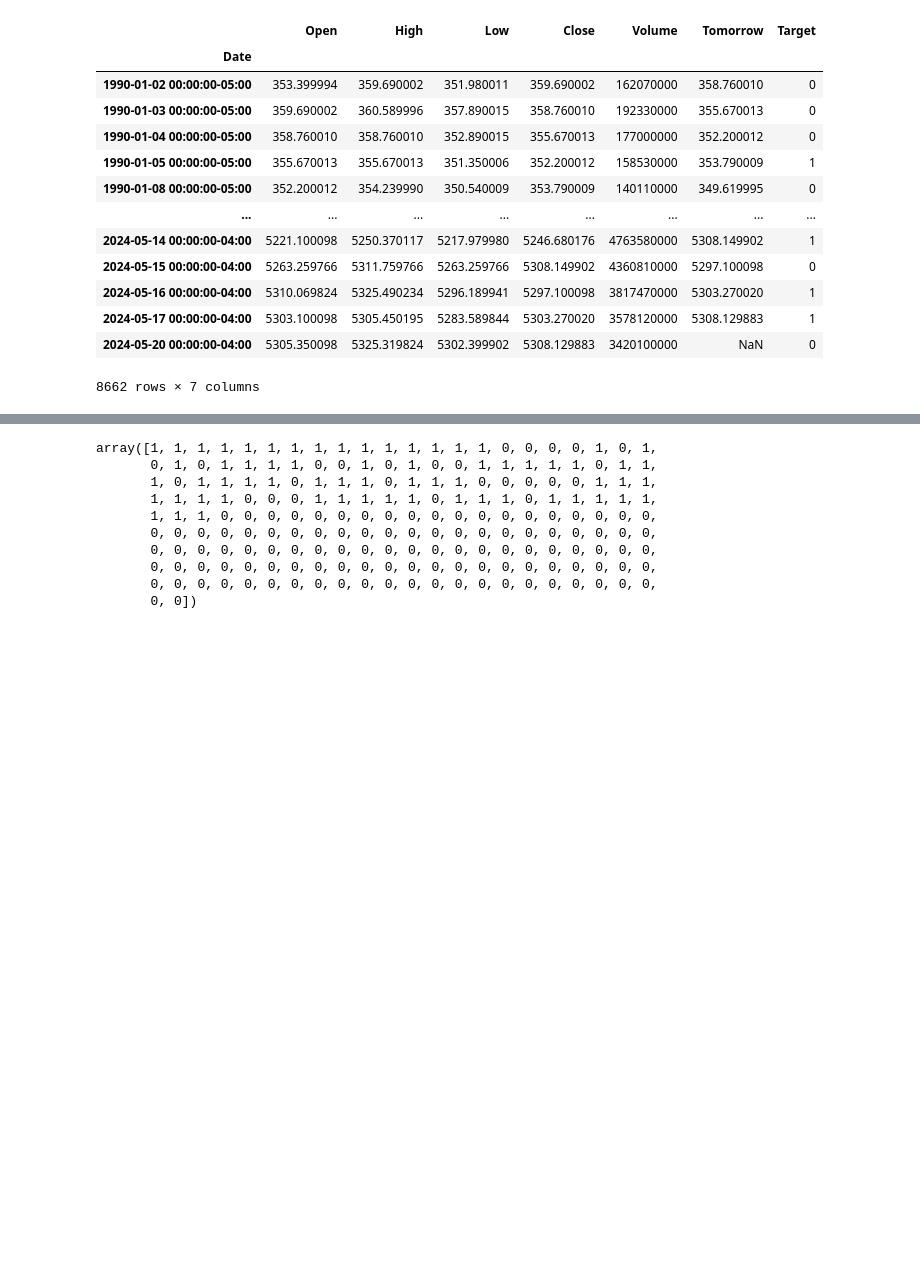
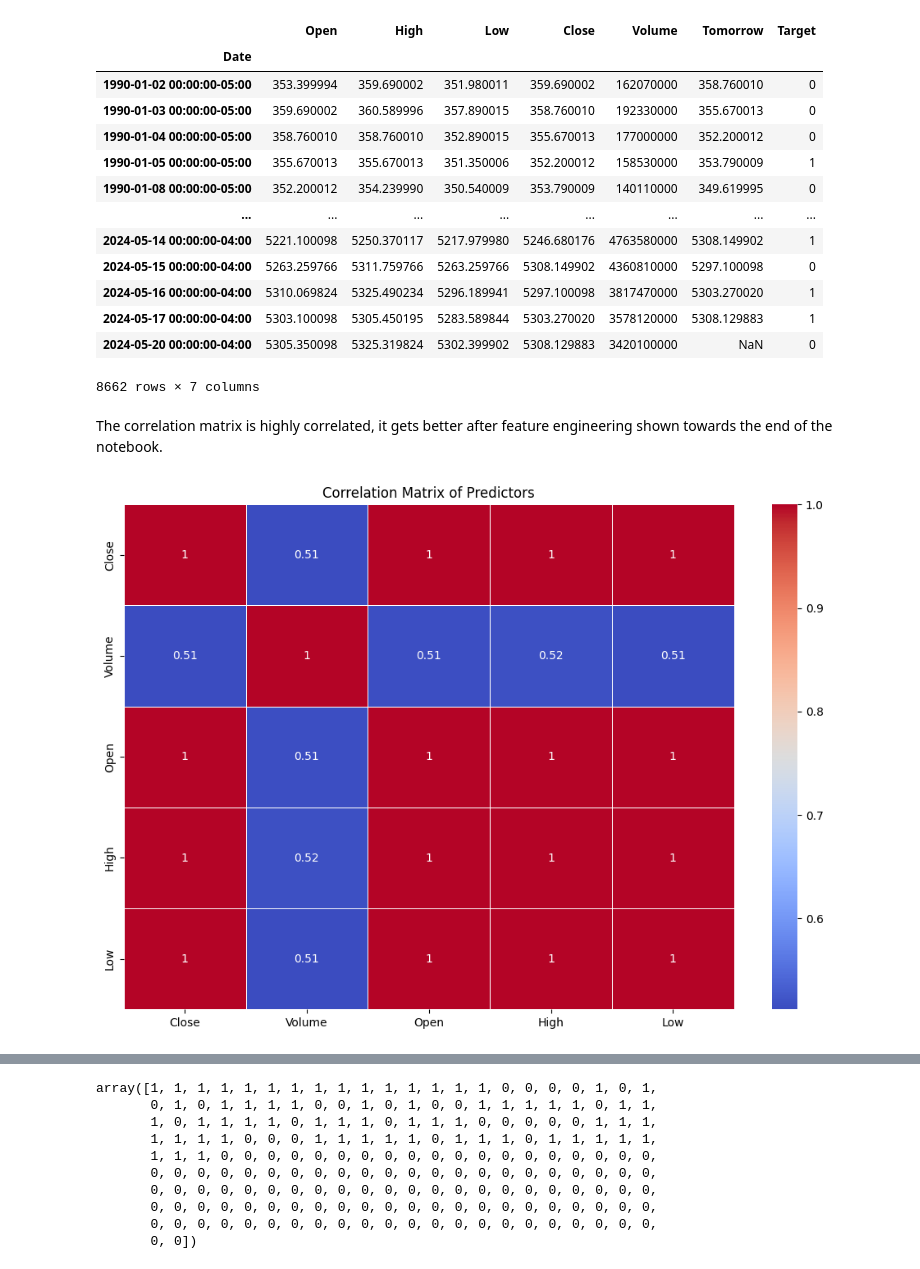
Before and after one commit to RekAlrasheed/S-P-500-stock-predections, a Jupyter notebook: data_science_final_proj.ipynb, the cells around one changed output, grey strips where cells are left out. Drawn from its saved outputs; the diff is of its cells as text; code cells hidden in the pictures; blank space fills up the shorter version.

Commit message:
Added more data descriptors and correlation matrices

```diff
--- a/data_science_final_proj.ipynb
+++ b/data_science_final_proj.ipynb
@@ -45,3 +98,6 @@ DatetimeIndex(['1927-12-30 00:00:00-05:00', '1928-01-03 00:00:00-05:00',
                '2024-05-15 00:00:00-04:00', '2024-05-16 00:00:00-04:00',
                '2024-05-17 00:00:00-04:00', '2024-05-20 00:00:00-04:00'],
               dtype='datetime64[ns, America/New_York]', name='Date', length=24212, freq=None)
+# %%
+# Remove spaces from column names
+sp500.columns = [col.replace(" ", "") for col in sp500.columns]
@@ -121,6 +204,22 @@ sp500
 | 2024-05-17 00:00:00-04:00 | 5303.100098 | 5305.450195 | 5283.589844 | 5303.270020 | 3578120000 | 5308.129883 | 1 |
 | 2024-05-20 00:00:00-04:00 | 5305.350098 | 5325.319824 | 5302.399902 | 5308.129883 | 3420100000 | NaN | 0 |
 8662 rows × 7 columns
+# %% [markdown]
+The correlation matrix is highly correlated, it gets better after feature engineering shown towards the end of the notebook.
+# %%
+import seaborn as sns
+import matplotlib.pyplot as plt
+
+# Calculate the correlation matrix
+correlation_matrix = sp500[predictors].corr()
+
+# Plot the heatmap
+plt.figure(figsize=(12, 8))
+sns.heatmap(correlation_matrix, annot=True, cmap='coolwarm', linewidths=0.5)
+plt.title('Correlation Matrix of Predictors')
+plt.show()
+# %% [output]
+[figure, added]
 # %%
 # Importing the RandomForestClassifier from scikit-learn
 from sklearn.ensemble import RandomForestClassifier
```
Also changed, not shown: parts of 10 cells of this notebook.
